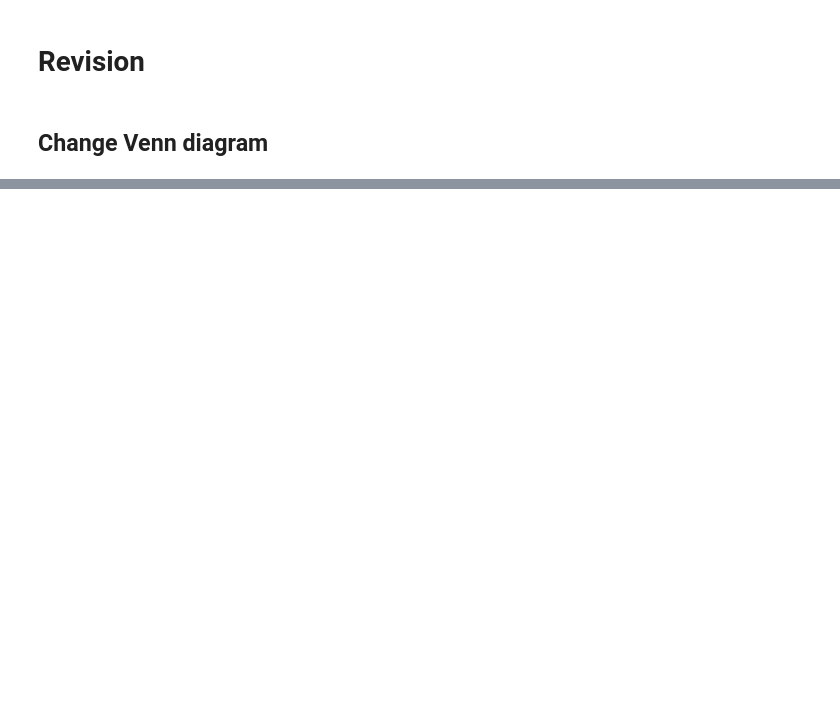
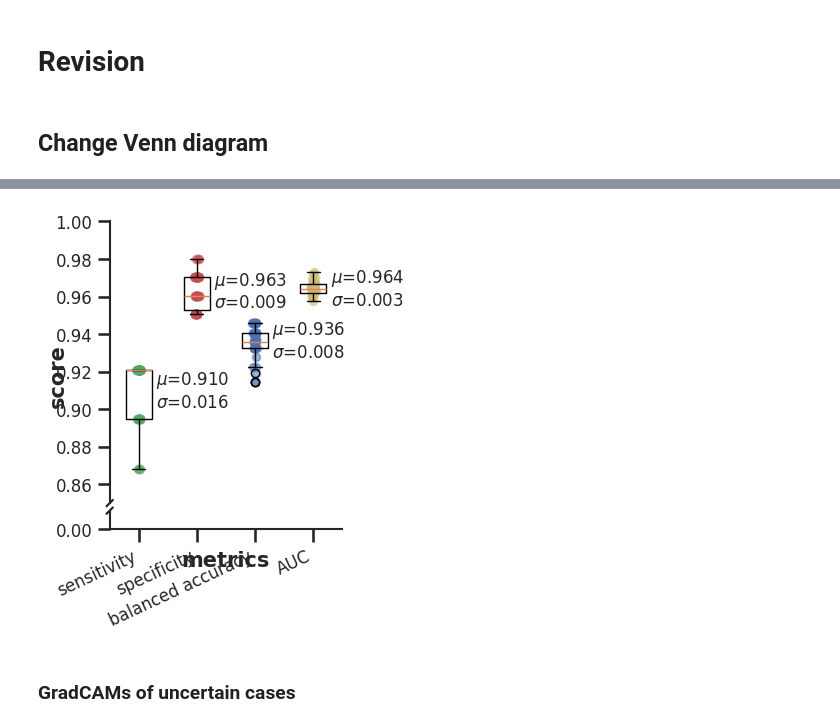
Before and after one commit to hnguyentt/MouseCHD, a Jupyter notebook: analysis/04.revision.ipynb, the cells around one changed output, grey strips where cells are left out. Cells and saved outputs as stored; diff of their text form; code cells hidden in the pictures; blank space fills up the shorter version.

```diff
--- a/analysis/04.revision.ipynb
+++ b/analysis/04.revision.ipynb
@@ -58,0 +459,48 @@ json.dump(result, open(f"{EVALDIR}/VennData_divergent_cohort.json", "w"), indent
+# %%
+from mousechd.classifier.utils import calculate_metrics
+from brokenaxes import brokenaxes
+
+metrics_df = []
+
+# scores = calculate_metrics(df["prob"].values, df["label"].values)
+# metrics_df.append(["initial", scores["sens"], scores["spec"], scores["bal_acc"], scores["auc"]])
+
+for i in range(1, 51):
+    tmp_df = bt_df[bt_df["bootstrap"]==i]
+    scores = calculate_metrics(tmp_df["prob"].values, tmp_df["label"].values)
+    metrics_df.append([f"bootstrap{i:2d}", scores["sens"], scores["spec"], scores["bal_acc"], scores["auc"]])
+
+metrics_df = pd.DataFrame(metrics_df, columns=["exp", "sens", "spec", "bal_acc", "auc"])
+
+markers = ("o", "x", "^", 's')
+colors = ('g', 'r', 'b', 'y')
+abv_metrics = ["sens", "spec", "bal_acc", "auc"]
+metrics = ["sensitivity", "specificity", "balanced accuracy", "AUC"]
+
+vals, names = [], []
+for i, m in enumerate(abv_metrics):
+    vals.append(metrics_df[m].values)
+    names.append(metrics[i])
+
+plt.figure(figsize=(3, 4))
+ax = brokenaxes(ylims=((0, 0.01), (0.85, 1)), hspace=0.05)
+ax.boxplot(vals, labels=names);
+for i in range(len(metrics)):
+    ax.scatter(np.random.normal(i+1, 0.02, len(metrics_df)), metrics_df[abv_metrics[i]].values, color=colors[i], s=30, alpha=0.5)
+    ax.text(i+1.3, metrics_df[abv_metrics[i]].mean(),
+            f"$\mu$={metrics_df[abv_metrics[i]].mean():.3f}\n$\sigma$={metrics_df[abv_metrics[i]].std():.3f}",
+            fontsize=12,
+            ha="left",
+            va="center")
+
+ax.set_xticks([i+1 for i in range(len(metrics))], metrics, rotation=25, ha="right")
+ax.set_xlabel("metrics", fontweight="bold", fontsize=15)
+ax.set_ylabel("score", fontweight="bold", fontsize=15)
+
+outdir = f"{EVALDIR}/../FIGURES/revision1"
+os.makedirs(outdir, exist_ok=True)
+# plt.savefig(f"{outdir}/bootstrap_metrics.svg", bbox_inches="tight", dpi=500)
+# %% [output]
+[figure, added]
+# %% [markdown]
+### GradCAMs of uncertain cases
```
Also changed, not shown: parts of 50 cells of this notebook, 20 other files.
